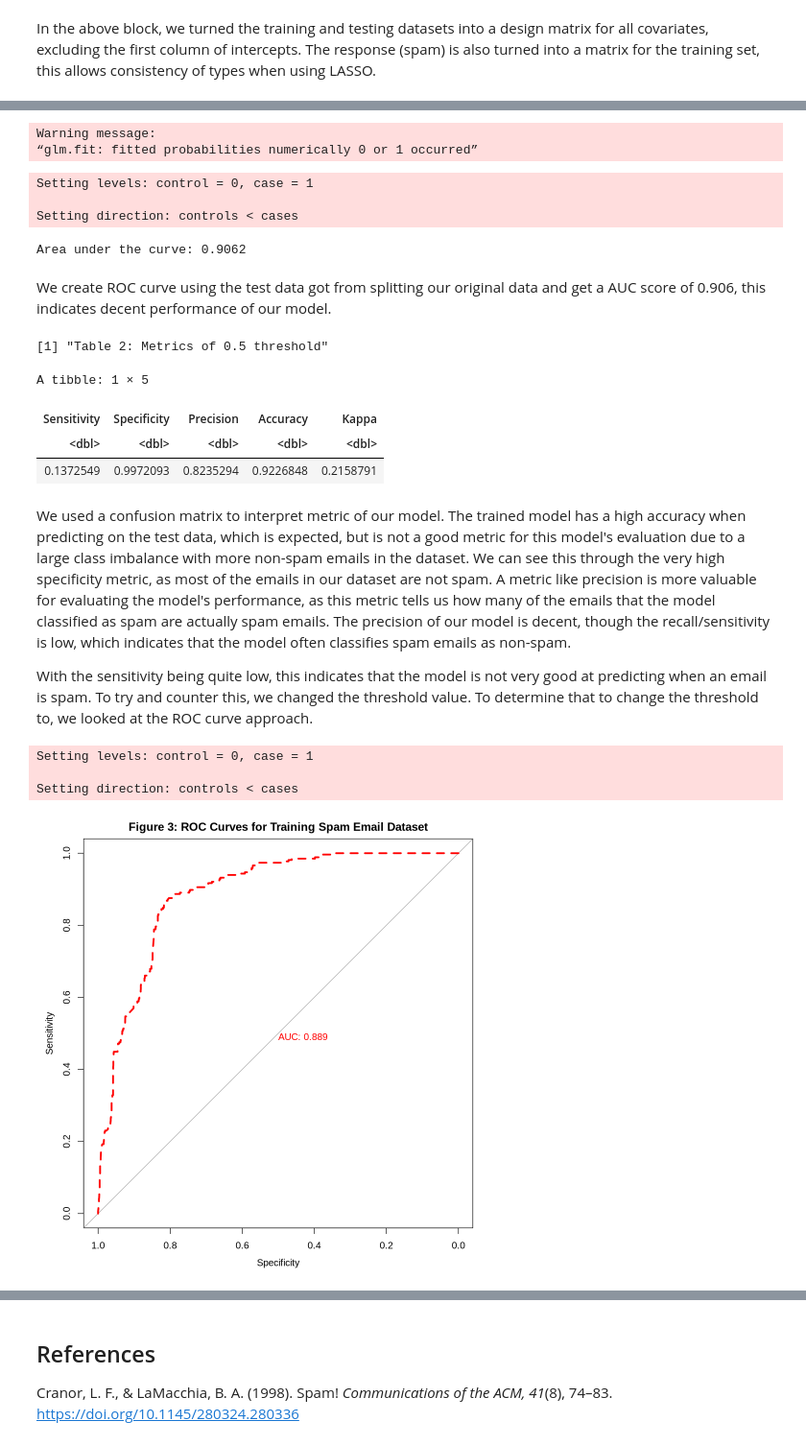
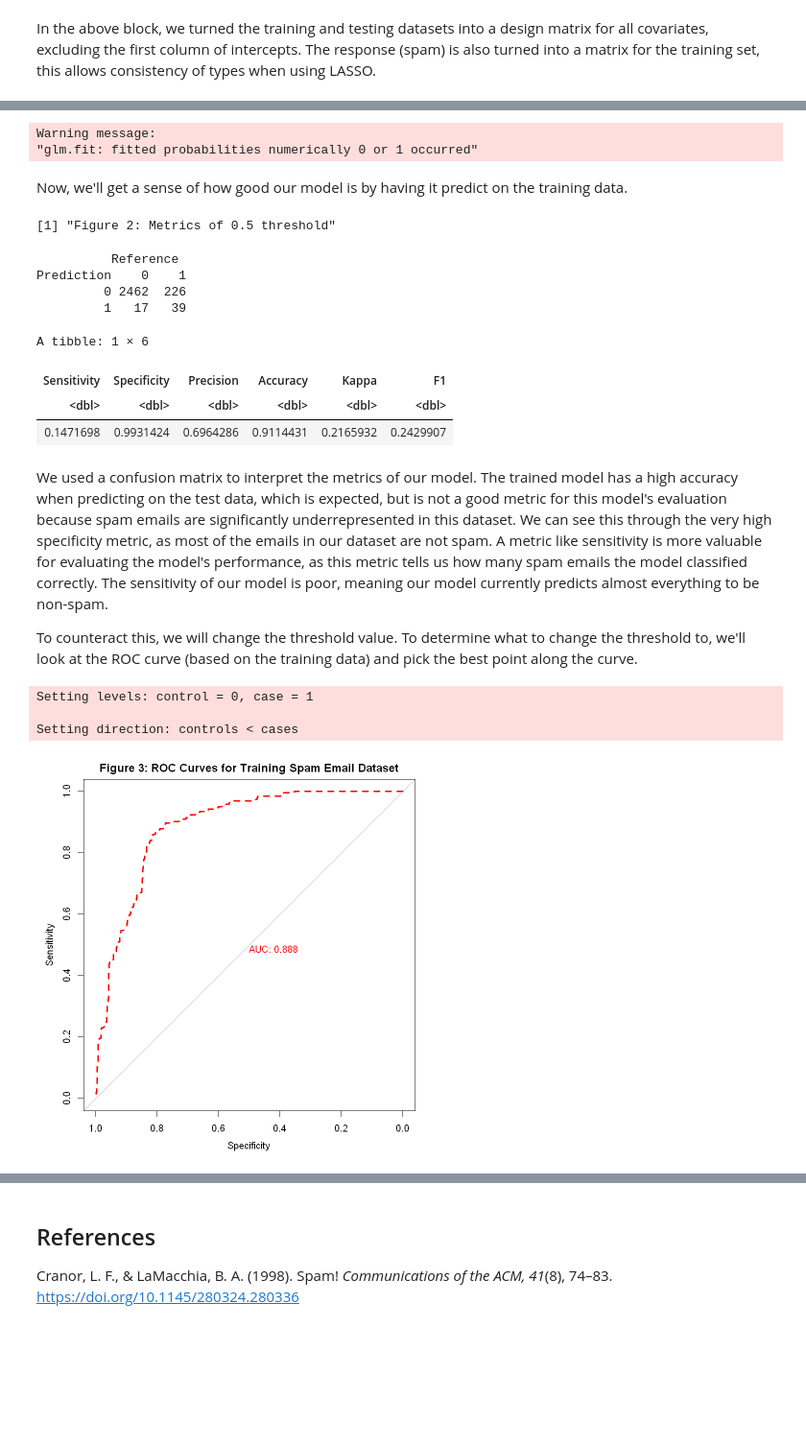
Before and after one commit to yukihuang7777/STAT301_final_project, a Jupyter notebook: Final Project.ipynb, the cells around one changed output, grey strips where cells are left out. Shown at 96% size. Cells and saved outputs as stored; diff of their text form; code cells hidden in the pictures; blank space fills up the shorter version.

Commit message:
Reorganized sections + fixed metrics
I moved the test ROC thing to the end, added test stats to the end and displayed the training stats comparing the default and custom thresholds.

```diff
--- a/Final Project.ipynb
+++ b/Final Project.ipynb
@@ -96,8 +95,9 @@ dttm  (1): time
 # %%
 # Selected variables and converted categorical variables to factors
 email <- email |>
-    select(-time, -viagra) |>
-    mutate(across(c(spam, to_multiple, from, sent_email, winner, format, re_subj, exclaim_subj, urgent_subj, number), as.factor))
+    select(-time) |>
+    mutate(across(c(spam, to_multiple, from, viagra, sent_email,
+                    winner, format, re_subj, exclaim_subj, urgent_subj, number), as.factor))
 # %%
 # Main developer: Jake Andersen-Lum
 # Pivot to long format to get one column for variable names, and one for values
@@ -246,74 +239,68 @@ We used 5-fold cross-validation on our training data to fit logistic models. Add
 # %%
-chosen_model = glm(spam ~.-num_char-exclaim_subj-from, family = "binomial", data = email)
+chosen_model = glm(spam ~.-num_char -exclaim_subj -from -viagra, family = "binomial", data = email_training)
 # %% [output]
 Warning message:
-“glm.fit: fitted probabilities numerically 0 or 1 occurred”
+"glm.fit: fitted probabilities numerically 0 or 1 occurred"
-# %%
-# main developer: Jake Andersen-Lum
-
-# ROC for the chosen model
-roc_glm_new <- roc(
-  response = email_testing$spam,
-  predictor = predict(chosen_model,
-                      newdata = email_testing,
-                      type = "response"))
-
-roc_glm_new$auc
-# %% [output]
-Setting levels: control = 0, case = 1
-
-Setting direction: controls < cases
-Area under the curve: 0.9062
-# %% [markdown]
-We create ROC curve using the test data got from splitting our original data and get a AUC score of 0.906, this indicates decent performance of our model.
+# %% [markdown]
+Now, we'll get a sense of how good our model is by having it predict on the training data.
 # %%
 # Main developer: Stephen Hong
 # code adapted from worksheet 10
+# Predict on training set
+train_probs <- predict(chosen_model, type = "response")
+
 email_pred_class <-
-  round(predict(chosen_model, email_testing, type = "response"), 0)
+  round(train_probs, 0)
 
 email_confusion_matrix <-
     confusionMatrix(
     data = as.factor(email_pred_class),
-    reference = as.factor(email_testing$spam),
+    reference = as.factor(email_training$spam),
     positive = "1"
 )
 
 # store confusion matrix metrics in a table
+precision <- email_confusion_matrix$byClass["Precision"]
+recall    <- email_confusion_matrix$byClass["Recall"]
+f1_score  <- 2 * precision * recall / (precision + recall)
+
 conf_mat_stats <- tibble(Sensitivity = c(email_confusion_matrix$byClass["Sensitivity"]),
                          Specificity = c(email_confusion_matrix$byClass["Specificity"]),
-                         Precision = c(email_confusion_matrix$byClass["Precision"]),
+                         Precision = precision,
                          Accuracy = c(email_confusion_matrix$overall["Accuracy"]),
-                         Kappa = c(email_confusion_matrix$overall["Kappa"]))
+                         Kappa = c(email_confusion_matrix$overall["Kappa"]),
+                         F1 = f1_score)
 
-print("Table 2: Metrics of 0.5 threshold")
+print("Figure 2: Metrics of 0.5 threshold")
+email_confusion_matrix$table
 conf_mat_stats
 # %% [output]
-[1] "Table 2: Metrics of 0.5 threshold"
+[1] "Figure 2: Metrics of 0.5 threshold"
-A tibble: 1 × 5
+          Reference
+Prediction    0    1
+         0 2462  226
+         1   17   39
+A tibble: 1 × 6
-| Sensitivity | Specificity | Precision | Accuracy | Kappa |
-| <dbl> | <dbl> | <dbl> | <dbl> | <dbl> |
-| 0.1372549 | 0.9972093 | 0.8235294 | 0.9226848 | 0.2158791 |
+| Sensitivity | Specificity | Precision | Accuracy | Kappa | F1 |
+| <dbl> | <dbl> | <dbl> | <dbl> | <dbl> | <dbl> |
+| 0.1471698 | 0.9931424 | 0.6964286 | 0.9114431 | 0.2165932 | 0.2429907 |
 # %% [markdown]
-We used a confusion matrix to interpret metric of our model. The trained model has a high accuracy when predicting on the test data, which is expected, but is not a good metric for this model's evaluation due to a large class imbalance with more non-spam emails in the dataset. We can see this through the very high specificity metric, as most of the emails in our dataset are not spam. A metric like precision is more valuable for evaluating the model's performance, as this metric tells us how many of the emails that the model classified as spam are actually spam emails. The precision of our model is decent, though the recall/sensitivity is low, which indicates that the model often classifies spam emails as non-spam.
+We used a confusion matrix to interpret the metrics of our model. The trained model has a high accuracy when predicting on the test data, which is expected, but is not a good metric for this model's evaluation because spam emails are significantly underrepresented in this dataset. We can see this through the very high specificity metric, as most of the emails in our dataset are not spam. A metric like sensitivity is more valuable for evaluating the model's performance, as this metric tells us how many spam emails the model classified correctly. The sensitivity of our model is poor, meaning our model currently predicts almost everything to be non-spam.
 
-With the sensitivity being quite low, this indicates that the model is not very good at predicting when an email is spam. To try and counter this, we changed the threshold value. To determine that to change the threshold to, we looked at the ROC curve approach.
+To counteract this, we will change the threshold value. To determine what to change the threshold to, we'll look at the ROC curve (based on the training data) and pick the best point along the curve.
 # %%
 # main developer: Jake Andersen-Lum
-
-# Predict on training set
-train_probs <- predict(chosen_model, newdata = email_training, type = "response")
 
 # ROC on training set
 roc_train <- roc(response = email_training$spam, predictor = train_probs)
 
 # Find threshold (on training set only)
 coords_train <- coords(roc_train, x = "best", best.method = "closest.topleft", transpose = FALSE)
 best_thresh <- coords_train$threshold
 
 plot(roc_train, print.auc = TRUE, col = "red", lwd = 3, lty = 2, main = "Figure 3: ROC Curves for Training Spam Email Dataset")
 # %% [output]
 Setting levels: control = 0, case = 1
 
 Setting direction: controls < cases
-[figure, old version]
+[figure, new version]
```
Also changed, not shown: parts of 16 cells of this notebook.
